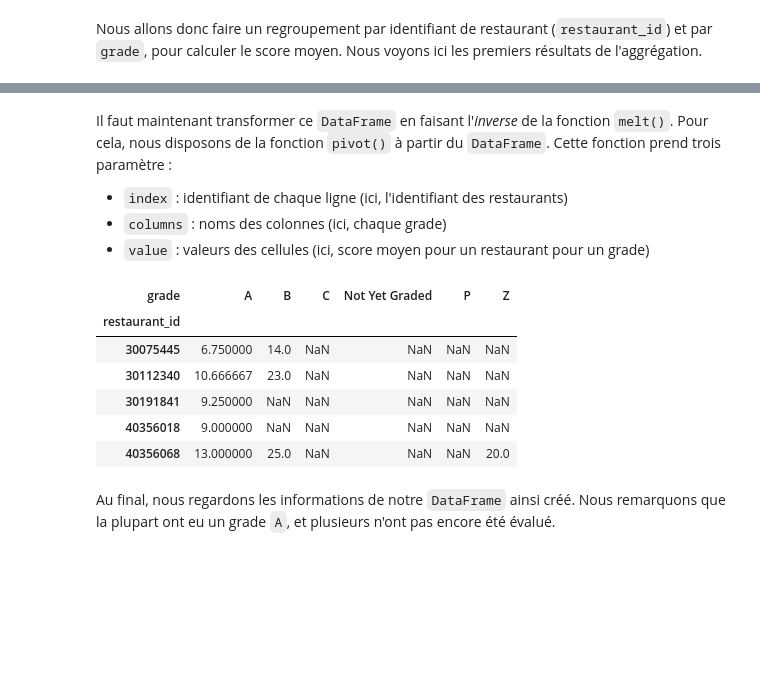
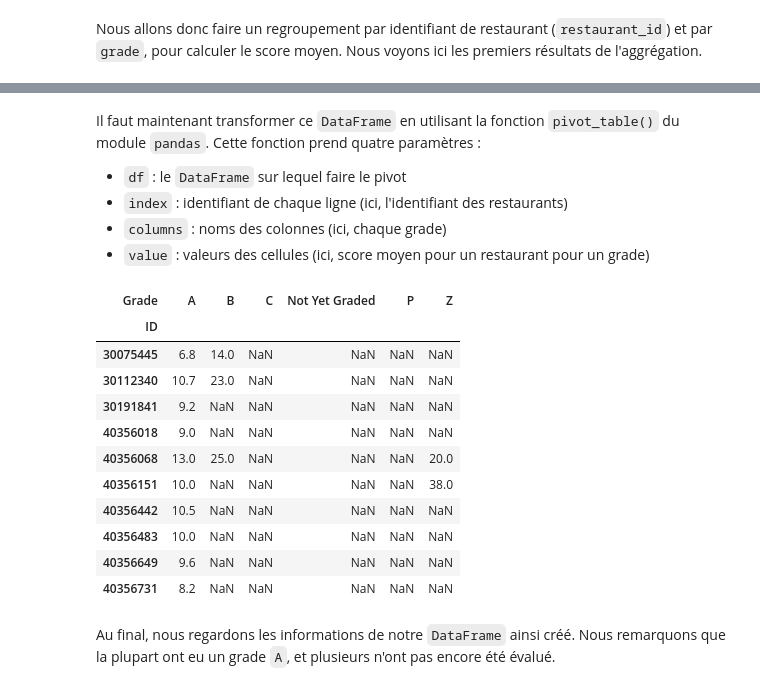
Before and after one commit to cafael/cours-2017-2018, a Jupyter notebook: analyse-donnees-massives/analyse-donnees-massives-tp7-correction.ipynb, the cells around one changed output, grey strips where cells are left out. Saved outputs shown, nothing was run; the diff lists cells and outputs as text; code cells hidden in the pictures; blank space fills up the shorter version.

```diff
--- a/analyse-donnees-massives/analyse-donnees-massives-tp7-correction.ipynb
+++ b/analyse-donnees-massives/analyse-donnees-massives-tp7-correction.ipynb
@@ -208,11 +193,9 @@ affiche(res)
 Nous allons donc faire un regroupement par identifiant de restaurant (`restaurant_id`) et par `grade`, pour calculer le score moyen. Nous voyons ici les premiers résultats de l'aggrégation.
 # %%
 res = db.aggregate([
-    { "$unwind" : "$grades"},
-    { "$group" : {
-        "_id": { "restaurant_id": "$restaurant_id", "grade": "$grades.grade" },
-        "moy" : { "$avg" : "$grades.score" }
-    } }
+    { "$unwind": "$grades" },
+    { "$group": {
+        "_id": { "id": "$restaurant_id", "grade": "$grades.grade" },
+        "m": { "$avg": "$grades.score" }
+    }}
 ])
-l = list(res)
-l[:10]
@@ -249,0 +204,5 @@ df.head()
+# %%
+df = pandas.DataFrame(list(res))
+df["ID"] = [id["id"] for id in df._id]
+df["Grade"] = [id["grade"] for id in df._id]
+df.head().round(2)
@@ -250,20 +216,26 @@ df.head()
 # %% [markdown]
-Il faut maintenant transformer ce `DataFrame` en faisant l'*inverse* de la fonction `melt()`. Pour cela, nous disposons de la fonction `pivot()` à partir du `DataFrame`. Cette fonction prend trois paramètre :
+Il faut maintenant transformer ce `DataFrame` en utilisant la fonction `pivot_table()` du module `pandas`. Cette fonction prend quatre paramètres :
 
+- `df` : le `DataFrame` sur lequel faire le pivot
 - `index` : identifiant de chaque ligne (ici, l'identifiant des restaurants)
 - `columns` : noms des colonnes (ici, chaque grade)
 - `value` : valeurs des cellules (ici, score moyen pour un restaurant pour un grade)
 # %%
-dfbis = df.pivot(index = "restaurant_id", columns = "grade", values = "score")
-dfbis.head()
+dfbis = pandas.pivot_table(df, index = 'ID', columns = 'Grade', values = 'm')
+dfbis.head(10).round(1)
 # %% [output]
-| grade | A | B | C | Not Yet Graded | P | Z |
-| restaurant_id |  |  |  |  |  |  |
-| 30075445 | 6.750000 | 14.0 | NaN | NaN | NaN | NaN |
-| 30112340 | 10.666667 | 23.0 | NaN | NaN | NaN | NaN |
-| 30191841 | 9.250000 | NaN | NaN | NaN | NaN | NaN |
-| 40356018 | 9.000000 | NaN | NaN | NaN | NaN | NaN |
-| 40356068 | 13.000000 | 25.0 | NaN | NaN | NaN | 20.0 |
+| Grade | A | B | C | Not Yet Graded | P | Z |
+| ID |  |  |  |  |  |  |
+| 30075445 | 6.8 | 14.0 | NaN | NaN | NaN | NaN |
+| 30112340 | 10.7 | 23.0 | NaN | NaN | NaN | NaN |
+| 30191841 | 9.2 | NaN | NaN | NaN | NaN | NaN |
+| 40356018 | 9.0 | NaN | NaN | NaN | NaN | NaN |
+| 40356068 | 13.0 | 25.0 | NaN | NaN | NaN | 20.0 |
+| 40356151 | 10.0 | NaN | NaN | NaN | NaN | 38.0 |
+| 40356442 | 10.5 | NaN | NaN | NaN | NaN | NaN |
+| 40356483 | 10.0 | NaN | NaN | NaN | NaN | NaN |
+| 40356649 | 9.6 | NaN | NaN | NaN | NaN | NaN |
+| 40356731 | 8.2 | NaN | NaN | NaN | NaN | NaN |
 # %% [markdown]
 Au final, nous regardons les informations de notre `DataFrame` ainsi créé. Nous remarquons que la plupart ont eu un grade `A`, et plusieurs n'ont pas encore été évalué.
 # %%
```
Also changed, not shown: parts of 17 cells of this notebook, 8 other files.
